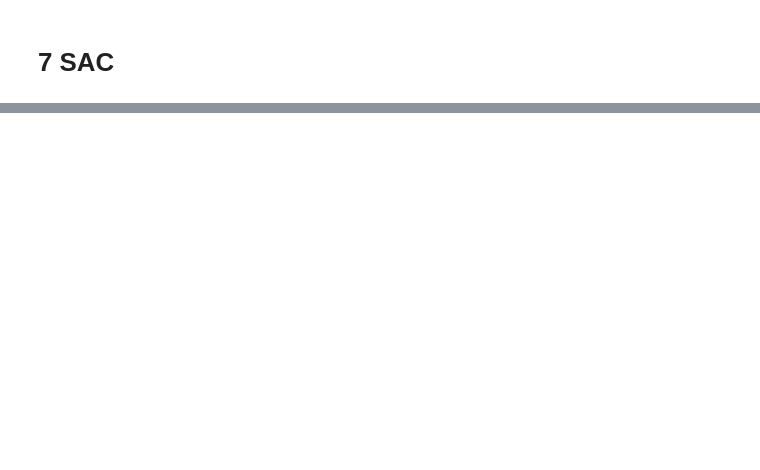
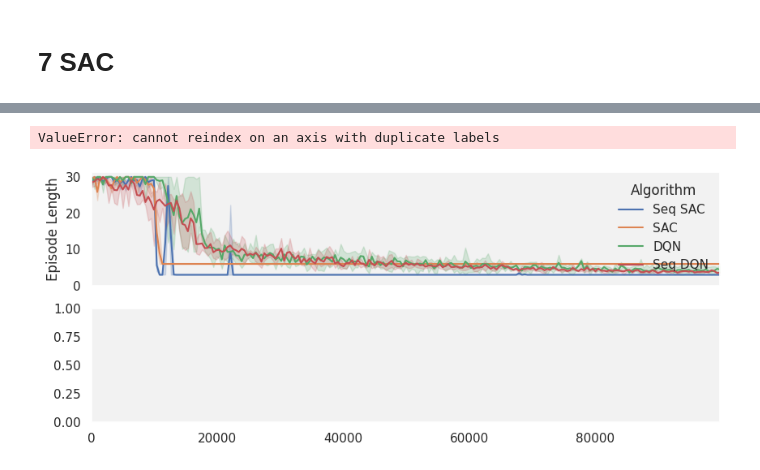
Before and after one commit to hkolstee/masterThesis, a Jupyter notebook: visualization_meeting_plots.ipynb, the cells around one changed output, grey strips where cells are left out. Cells and saved outputs as stored; diff of their text form; code cells hidden in the pictures; blank space fills up the shorter version.

```diff
--- a/visualization_meeting_plots.ipynb
+++ b/visualization_meeting_plots.ipynb
@@ -801,0 +908,32 @@ fig.savefig('plots/meeting_7_sac.png', dpi = 300)
+# %%
+df = df[df["steps"] < 100000]
+df_ep_len = df_ep_len[df_ep_len["steps"] < 100000]
+df = df.reindex()
+# %%
+# sns.set_theme()
+sns.set_theme(style = "dark", rc = {"axes.facecolor": ".95"})
+
+fig, axs = plt.subplots(2, 1, figsize=(10,4), sharex = True)
+
+sns.lineplot(df_ep_len, x = "steps", y = "rollout/ep_steps", hue = "run", ax = axs[0])
+axs[0].legend(title = "Algorithm", loc = "upper right", labels = ["Seq SAC", "_nolegend_", "SAC", "_nolegend_", "DQN", "_nolegend_", "Seq DQN" ], frameon = False)
+axs[0].set_ylabel('Episode Length')
+axs[0].margins(x=0)
+axs[0].set_ylim(0.)
+
+
+sns.lineplot(df, x = "steps", y = "rollout/eval_reward_sum", hue = "run", ax = axs[1],
+             legend = False)
+axs[1].set_ylabel('Reward Sum')
+axs[1].set_xlabel('Episode Count')
+axs[1].margins(x=0)
+axs[0].set_ylim(0.)
+
+
+plt.tight_layout()
+plt.show()
+
+fig.savefig('plots/meeting_3_DQN.png', dpi = 300)
+# %% [output]
+ValueError: cannot reindex on an axis with duplicate labels
+[figure, added]
```
Also changed, not shown: parts of 15 cells of this notebook, 4 other files.
